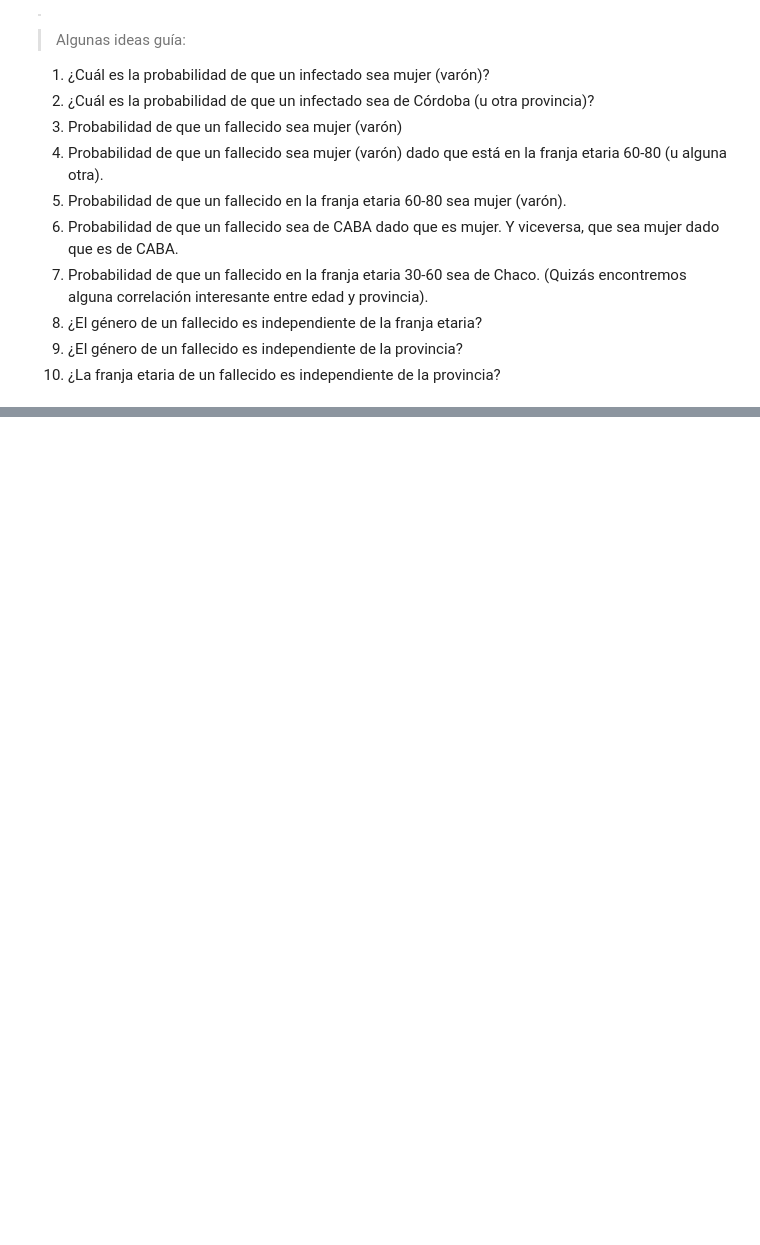
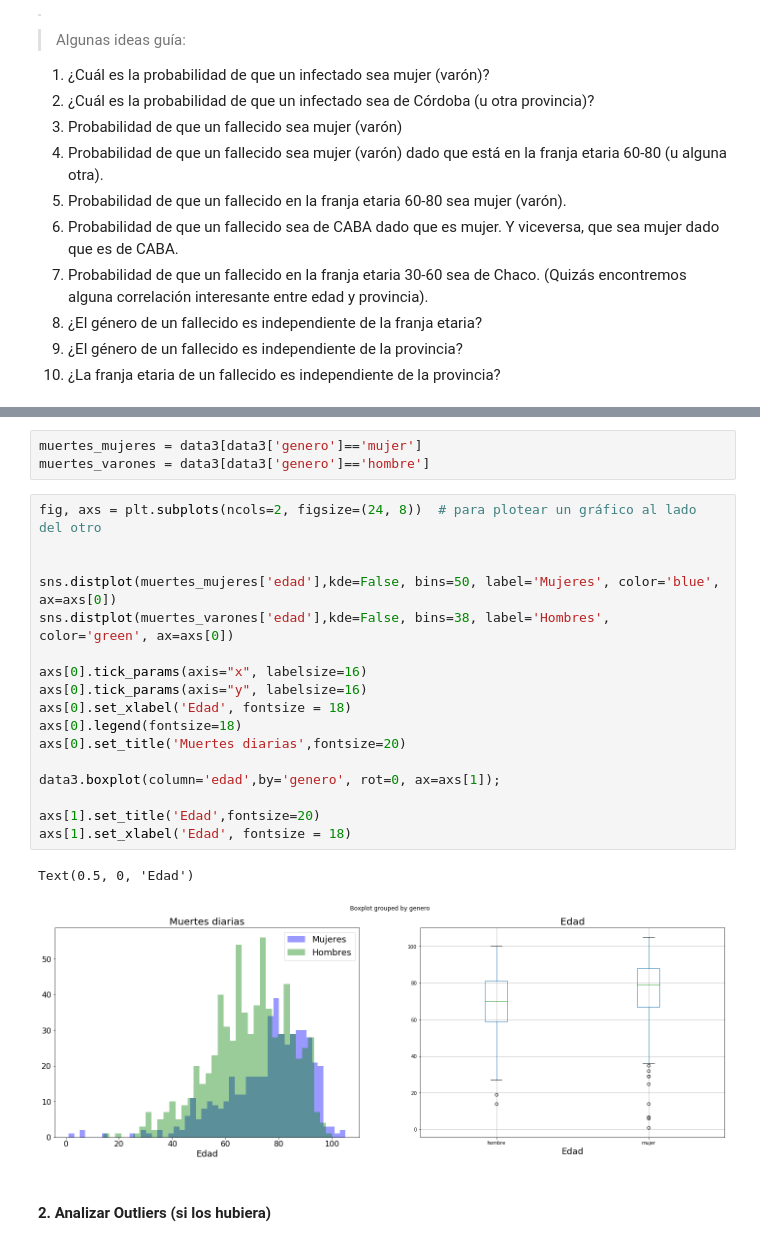
Before and after one commit to ldidone/mentoria-diplodatos, a Jupyter notebook: Practico 1/practico_1_analisis_y_visualizacion.ipynb, the cells around one changed output, grey strips where cells are left out. Saved outputs shown, nothing was run; the diff lists cells and outputs as text; blank space fills up the shorter version.

```diff
--- a/Practico 1/practico_1_analisis_y_visualizacion.ipynb
+++ b/Practico 1/practico_1_analisis_y_visualizacion.ipynb
@@ -230,0 +242,25 @@ data3.sample(2).transpose()
+# %%
+muertes_mujeres = data3[data3['genero']=='mujer']
+muertes_varones = data3[data3['genero']=='hombre']
+# %%
+fig, axs = plt.subplots(ncols=2, figsize=(24, 8))  # para plotear un gráfico al lado del otro
+
+
+sns.distplot(muertes_mujeres['edad'],kde=False, bins=50, label='Mujeres', color='blue', ax=axs[0])
+sns.distplot(muertes_varones['edad'],kde=False, bins=38, label='Hombres', color='green', ax=axs[0])
+
+axs[0].tick_params(axis="x", labelsize=16)
+axs[0].tick_params(axis="y", labelsize=16)
+axs[0].set_xlabel('Edad', fontsize = 18)
+axs[0].legend(fontsize=18)
+axs[0].set_title('Muertes diarias',fontsize=20)
+
+data3.boxplot(column='edad',by='genero', rot=0, ax=axs[1]);
+
+axs[1].set_title('Edad',fontsize=20)
+axs[1].set_xlabel('Edad', fontsize = 18)
+# %% [output]
+Text(0.5, 0, 'Edad')
+[figure, added]
+# %% [markdown]
+#### 2.   Analizar Outliers (si los hubiera)
```
Also changed, not shown: parts of 67 cells of this notebook.
